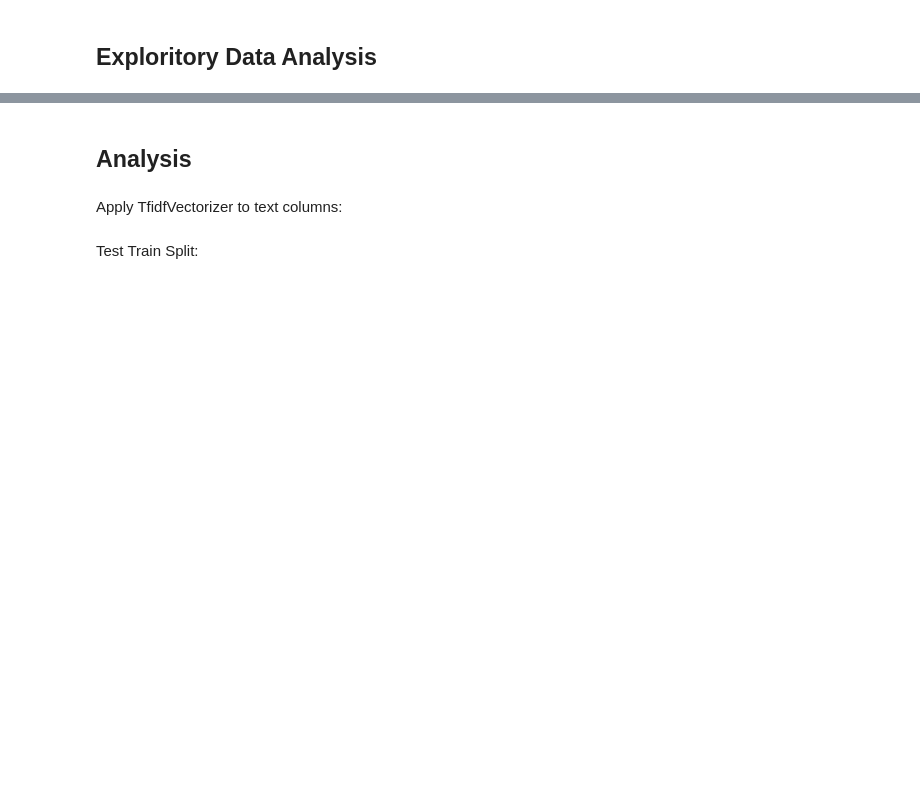
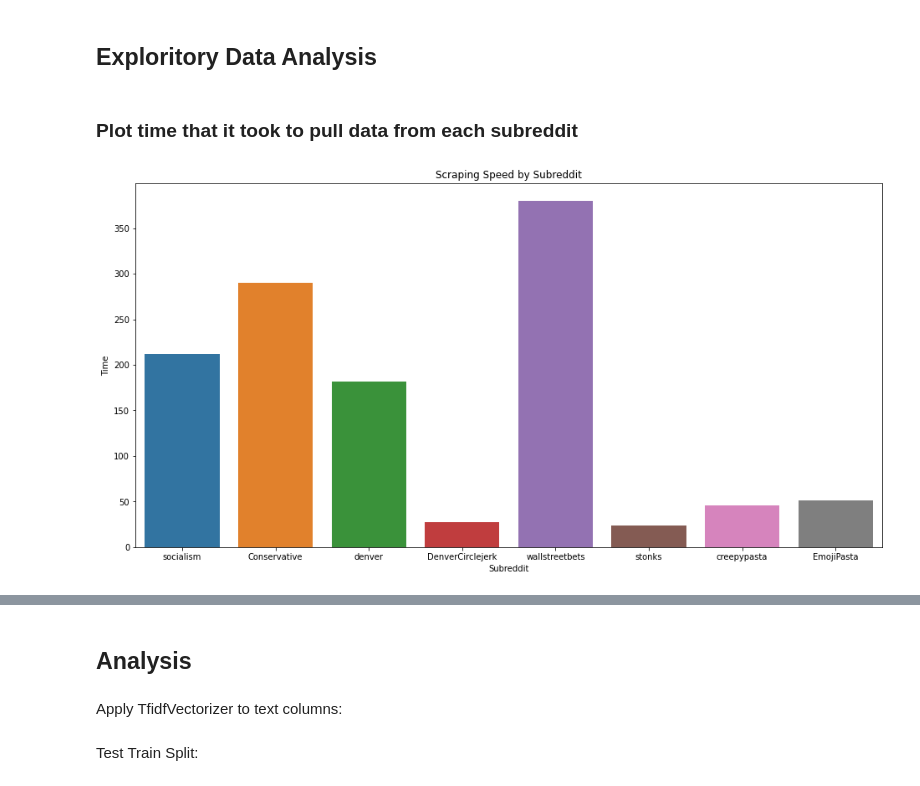
Before and after one commit to jeniscool/tools1-final-project, a Jupyter notebook: project-notebook.ipynb, the cells around one changed output, grey strips where cells are left out. Drawn from its saved outputs; the diff is of its cells as text; code cells hidden in the pictures; blank space fills up the shorter version.

```diff
--- a/project-notebook.ipynb
+++ b/project-notebook.ipynb
@@ -123,0 +198,8 @@ df.head()
+# %% [markdown]
+### Plot time that it took to pull data from each subreddit
+# %%
+plt.figure(figsize=(16,8))
+sns.barplot(x='Subreddit',y='Time',data=timeDf);
+plt.title('Scraping Speed by Subreddit');
+# %% [output]
+[figure, added]
```
Also changed, not shown: parts of 22 cells of this notebook, 1 other file.
